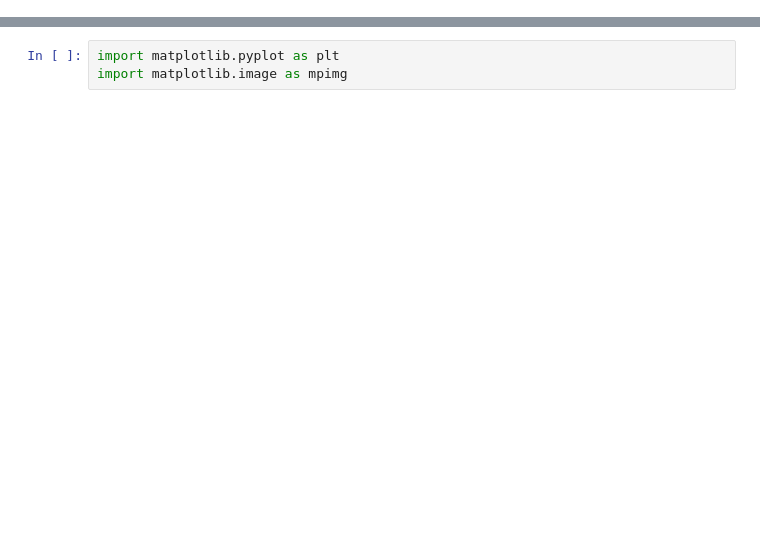
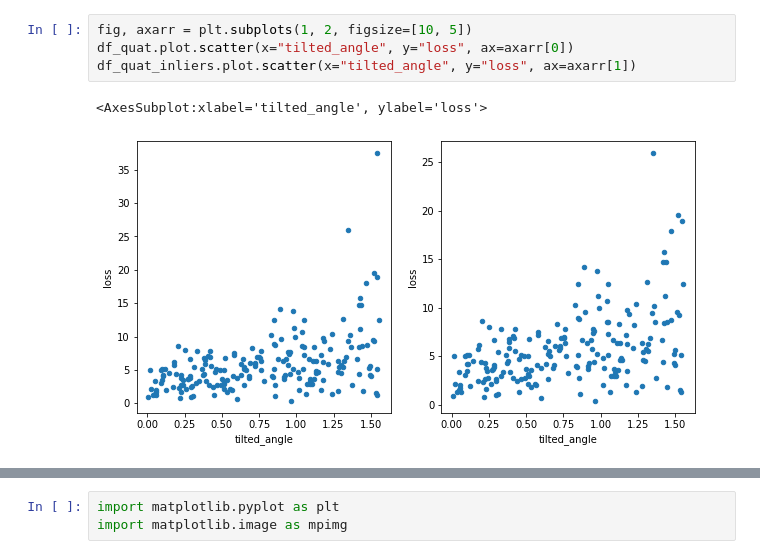
Before and after one commit to kh11kim/upright, a Jupyter notebook: scripts/analyze.ipynb, the cells around one changed output, grey strips where cells are left out. Saved outputs shown, nothing was run; the diff lists cells and outputs as text; blank space fills up the shorter version.

```diff
--- a/scripts/analyze.ipynb
+++ b/scripts/analyze.ipynb
@@ -72,0 +111,7 @@ df.plot.scatter(x="init_rot_angle", y="loss")
+# %%
+fig, axarr = plt.subplots(1, 2, figsize=[10, 5])
+df_quat.plot.scatter(x="tilted_angle", y="loss", ax=axarr[0])
+df_quat_inliers.plot.scatter(x="tilted_angle", y="loss", ax=axarr[1])
+# %% [output]
+<AxesSubplot:xlabel='tilted_angle', ylabel='loss'>
+[figure, added]
```
Also changed, not shown: parts of 33 cells of this notebook, 10 other files.
